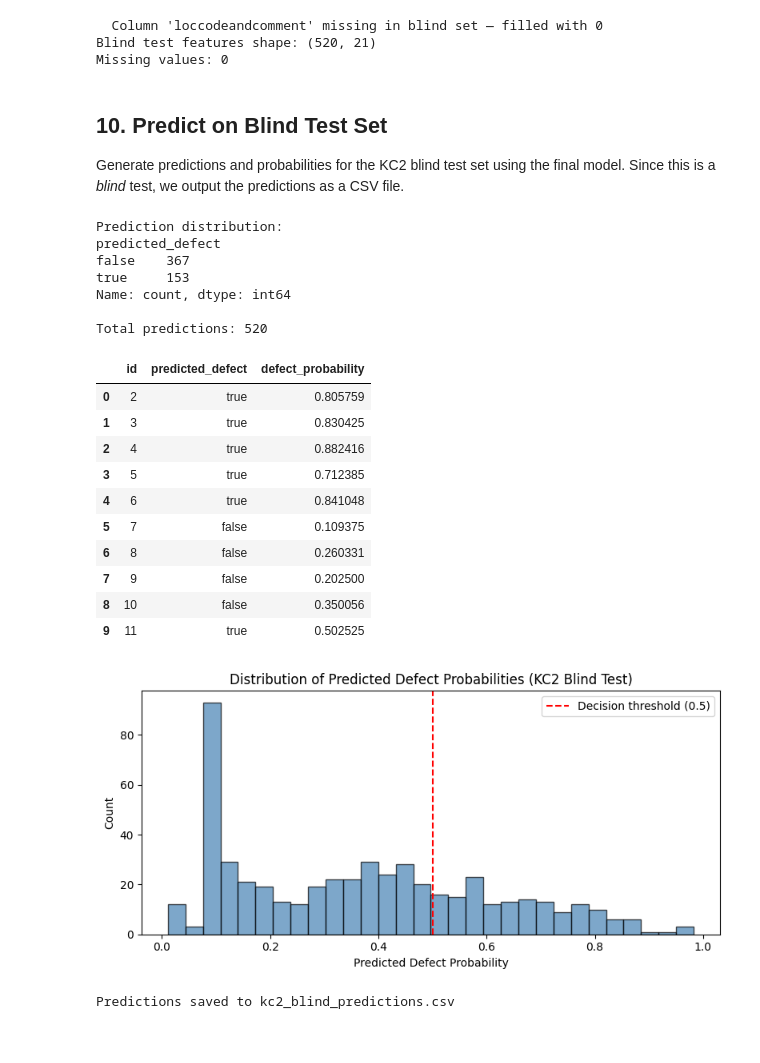
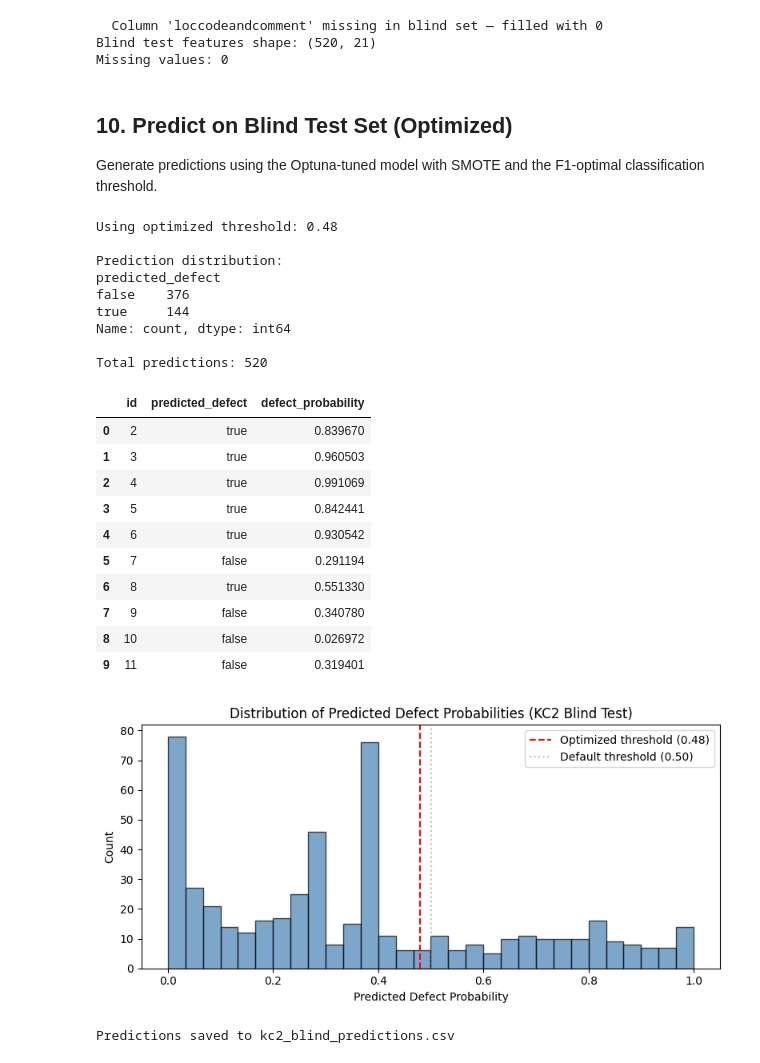
Before and after one commit to PaulaBras/nasa-promise, a Jupyter notebook: xgboost_kfold_defect_prediction.ipynb, the cells around one changed output. Drawn from its saved outputs; the diff is of its cells as text; code cells hidden in the pictures.

```diff
--- a/xgboost_kfold_defect_prediction.ipynb
+++ b/xgboost_kfold_defect_prediction.ipynb
@@ -16,8 +16,11 @@ from sklearn.metrics import (
 )
 from sklearn.preprocessing import LabelEncoder
 from xgboost import XGBClassifier
+import optuna
+from imblearn.over_sampling import SMOTE
 import warnings
 warnings.filterwarnings("ignore")
+optuna.logging.set_verbosity(optuna.logging.WARNING)
 
 print("All libraries imported successfully.")
 # %% [output]
@@ -347,13 +437,13 @@ print(f"Missing values: {X_blind.isnull().sum().sum()}")
 Blind test features shape: (520, 21)
 Missing values: 0
 # %% [markdown]
-## 10. Predict on Blind Test Set
+## 10. Predict on Blind Test Set (Optimized)
 
-Generate predictions and probabilities for the KC2 blind test set using the final model. Since this is a *blind* test, we output the predictions as a CSV file.
+Generate predictions using the Optuna-tuned model with SMOTE and the F1-optimal classification threshold.
 # %%
-# Predict on blind test set
-blind_preds = final_model.predict(X_blind)
+# Predict on blind test set using optimized model + optimal threshold
 blind_proba = final_model.predict_proba(X_blind)[:, 1]
+blind_preds = (blind_proba >= best_threshold).astype(int)
 
 # Build results DataFrame
 predictions_df = pd.DataFrame({
@@ -363,42 +453,46 @@ predictions_df = pd.DataFrame({
 })
 predictions_df["predicted_defect"] = predictions_df["predicted_defect"].map({1: "true", 0: "false"})
 
-print(f"Prediction distribution:")
+print(f"Using optimized threshold: {best_threshold:.2f}")
+print(f"\nPrediction distribution:")
 print(predictions_df["predicted_defect"].value_counts())
 print(f"\nTotal predictions: {len(predictions_df)}")
 predictions_df.head(10)
 # %% [output]
+Using optimized threshold: 0.48
+
 Prediction distribution:
 predicted_defect
-false    367
-true     153
+false    376
+true     144
 Name: count, dtype: int64
 
 Total predictions: 520
 |  | id | predicted_defect | defect_probability |
-| 0 | 2 | true | 0.805759 |
-| 1 | 3 | true | 0.830425 |
-| 2 | 4 | true | 0.882416 |
-| 3 | 5 | true | 0.712385 |
-| 4 | 6 | true | 0.841048 |
-| 5 | 7 | false | 0.109375 |
-| 6 | 8 | false | 0.260331 |
-| 7 | 9 | false | 0.202500 |
-| 8 | 10 | false | 0.350056 |
-| 9 | 11 | true | 0.502525 |
+| 0 | 2 | true | 0.839670 |
+| 1 | 3 | true | 0.960503 |
+| 2 | 4 | true | 0.991069 |
+| 3 | 5 | true | 0.842441 |
+| 4 | 6 | true | 0.930542 |
+| 5 | 7 | false | 0.291194 |
+| 6 | 8 | true | 0.551330 |
+| 7 | 9 | false | 0.340780 |
+| 8 | 10 | false | 0.026972 |
+| 9 | 11 | false | 0.319401 |
 # %%
 # Visualize prediction probability distribution
 plt.figure(figsize=(8, 4))
 plt.hist(blind_proba, bins=30, color="steelblue", edgecolor="black", alpha=0.7)
-plt.axvline(x=0.5, color="red", linestyle="--", label="Decision threshold (0.5)")
+plt.axvline(x=best_threshold, color="red", linestyle="--", label=f"Optimized threshold ({best_threshold:.2f})")
+plt.axvline(x=0.5, color="gray", linestyle=":", alpha=0.5, label="Default threshold (0.50)")
 plt.xlabel("Predicted Defect Probability")
 plt.ylabel("Count")
 plt.title("Distribution of Predicted Defect Probabilities (KC2 Blind Test)")
 plt.legend()
 plt.tight_layout()
 plt.show()
 # %% [output]
-[figure, old version]
+[figure, new version]
 # %%
 # Save predictions to CSV
 output_path = "kc2_blind_predictions.csv"
```
Also changed, not shown: parts of 4 cells of this notebook, 1 other file.
